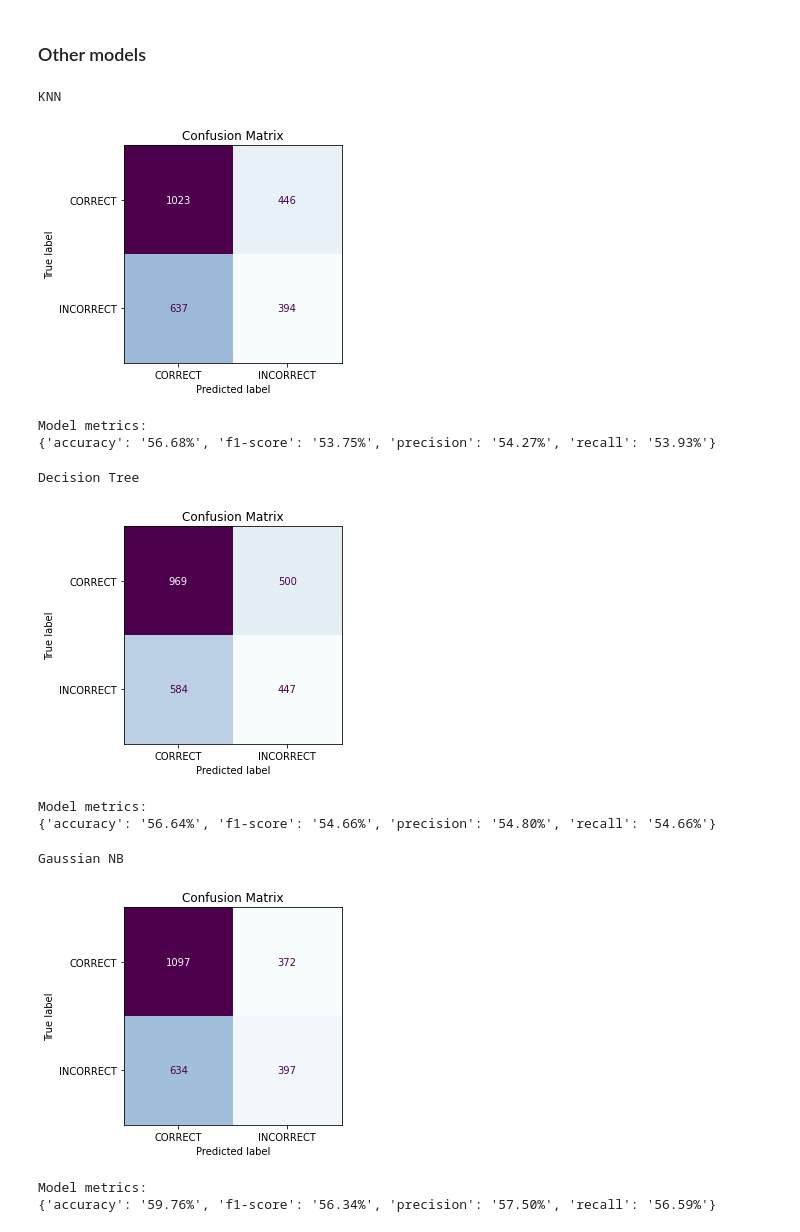
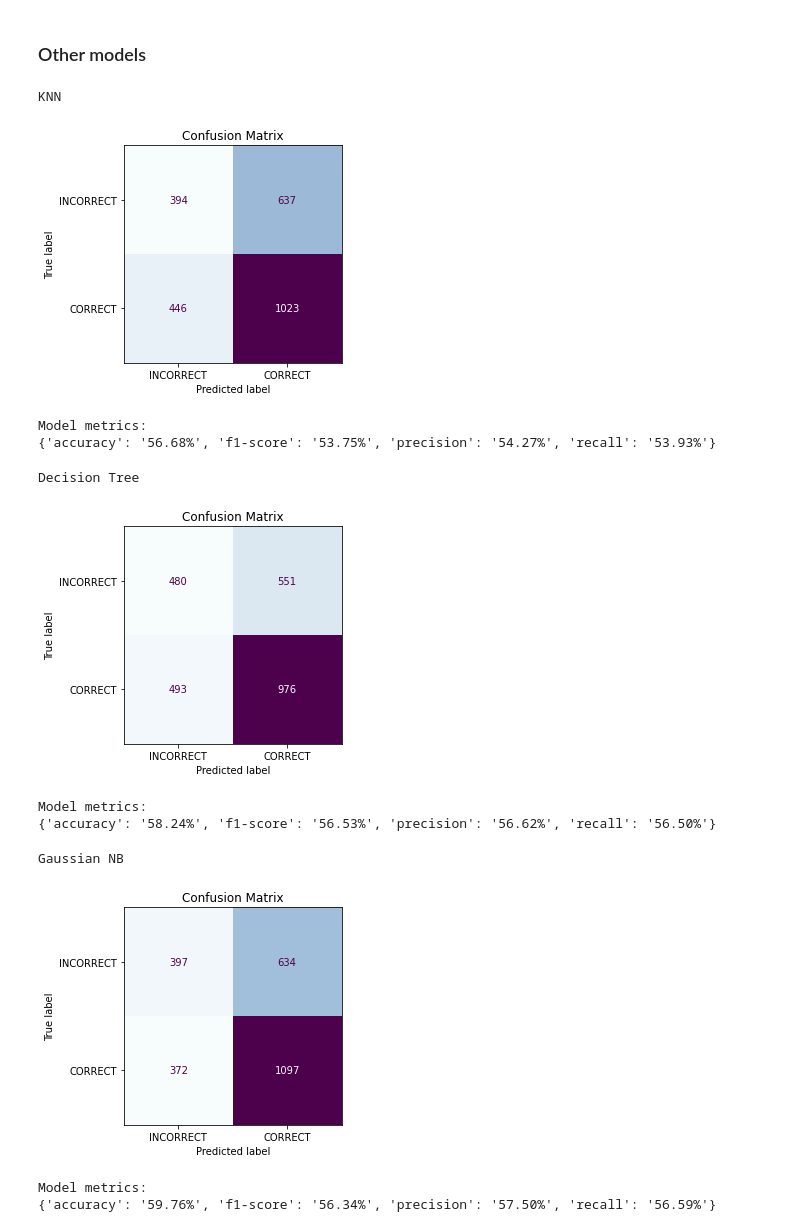
Before and after one commit to boa50/intelligent-tutoring-analysis, a Jupyter notebook: Analysis.ipynb, the cells around one changed output. Saved outputs shown, nothing was run; the diff lists cells and outputs as text; code cells hidden in the pictures.

Commit message:
Created a default model approach

```diff
--- a/Analysis.ipynb
+++ b/Analysis.ipynb
@@ -538,3 +552,8 @@ As you can see, now we have many more columns to input to the dataset.
+# %%
+df_ml['Last Help Level'] = df_ml['Last Help Level'].astype('int64')
+df_ml['Attempt At Step'] = df_ml['Attempt At Step'].astype('int64')
+# %%
+df_ml['Outcome'] = df_ml['Outcome'].replace({'CORRECT': 1, 'INCORRECT': 0})
 # %% [markdown]
 ### Create train and test datasets
 # %% [markdown]
@@ -649,10 +668,12 @@ def plot_table(data, title='Models Comparison'):
 
     plt.show();
 # %%
-def plot_model_performance(y_test, y_pred, model_name=''):
+def plot_model_performance(y_pred, model_name='', y_test=y_test):
     print(model_name)
 
-    ConfusionMatrixDisplay.from_predictions(y_test, y_pred, cmap='BuPu', colorbar=False)
+    labels = ['INCORRECT', 'CORRECT']
+
+    ConfusionMatrixDisplay.from_predictions(y_test, y_pred, display_labels=labels, cmap='BuPu', colorbar=False)
     plt.title('Confusion Matrix')
     plt.show();
 
@@ -664,3 +682,21 @@ model_metrics = dict()
+# %%
+def model_process(clf, model_name,  X_train=X_train, y_train=y_train, X_test=X_test, y_test=y_test, model_metrics=model_metrics):
+    start_time = time.time()
+
+    clf.fit(X_train, y_train);
+
+    fit_time = round(time.time() - start_time, 2)
+
+    y_pred = clf.predict(X_test)
+
+    metrics = get_metrics(y_test, y_pred)
+    metrics['fit_time'] = fit_time
+
+    model_metrics[model_name] = metrics
+
+    plot_model_performance(y_pred, model_name=model_name)
+
+    return clf
 # %% [markdown]
 ### The baseline model
 # %% [markdown]
@@ -714,7 +722,7 @@ model_metrics['KNN'] = metrics
 # %%
-plot_model_performance(y_test, knn_y_pred, model_name='KNN')
+model_process(KNeighborsClassifier(), 'KNN');
 # %% [output]
 KNN
-[figure, old version]
+[figure, new version]
 Model metrics:
 {'accuracy': '56.68%', 'f1-score': '53.75%', 'precision': '54.27%', 'recall': '53.93%'}
@@ -735,7 +729,7 @@ model_metrics['Decision Tree'] = metrics
 # %%
-plot_model_performance(y_test, dtc_y_pred, model_name='Decision Tree')
+model_process(DecisionTreeClassifier(), 'Decision Tree');
 # %% [output]
 Decision Tree
-[figure, old version]
+[figure, new version]
 Model metrics:
-{'accuracy': '56.64%', 'f1-score': '54.66%', 'precision': '54.80%', 'recall': '54.66%'}
+{'accuracy': '58.24%', 'f1-score': '56.53%', 'precision': '56.62%', 'recall': '56.50%'}
@@ -772,8 +738,8 @@ model_metrics['Gaussian NB'] = metrics
 # %%
-plot_model_performance(y_test, gaussian_nb_y_pred, model_name='Gaussian NB');
+model_process(GaussianNB(), 'Gaussian NB');
 # %% [output]
 Gaussian NB
-[figure, old version]
+[figure, new version]
 Model metrics:
 {'accuracy': '59.76%', 'f1-score': '56.34%', 'precision': '57.50%', 'recall': '56.59%'}
 # %%
```
Also changed, not shown: parts of 31 cells of this notebook.
